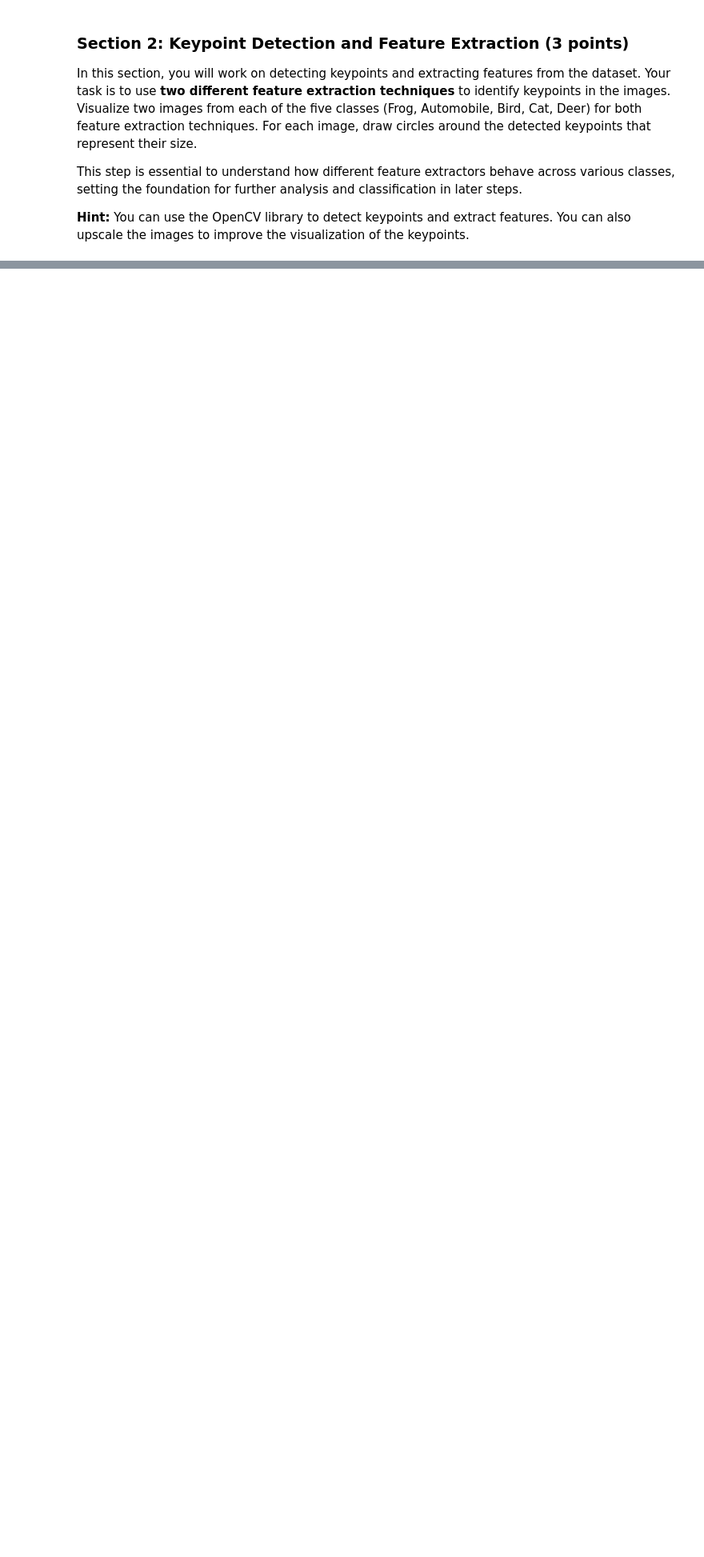
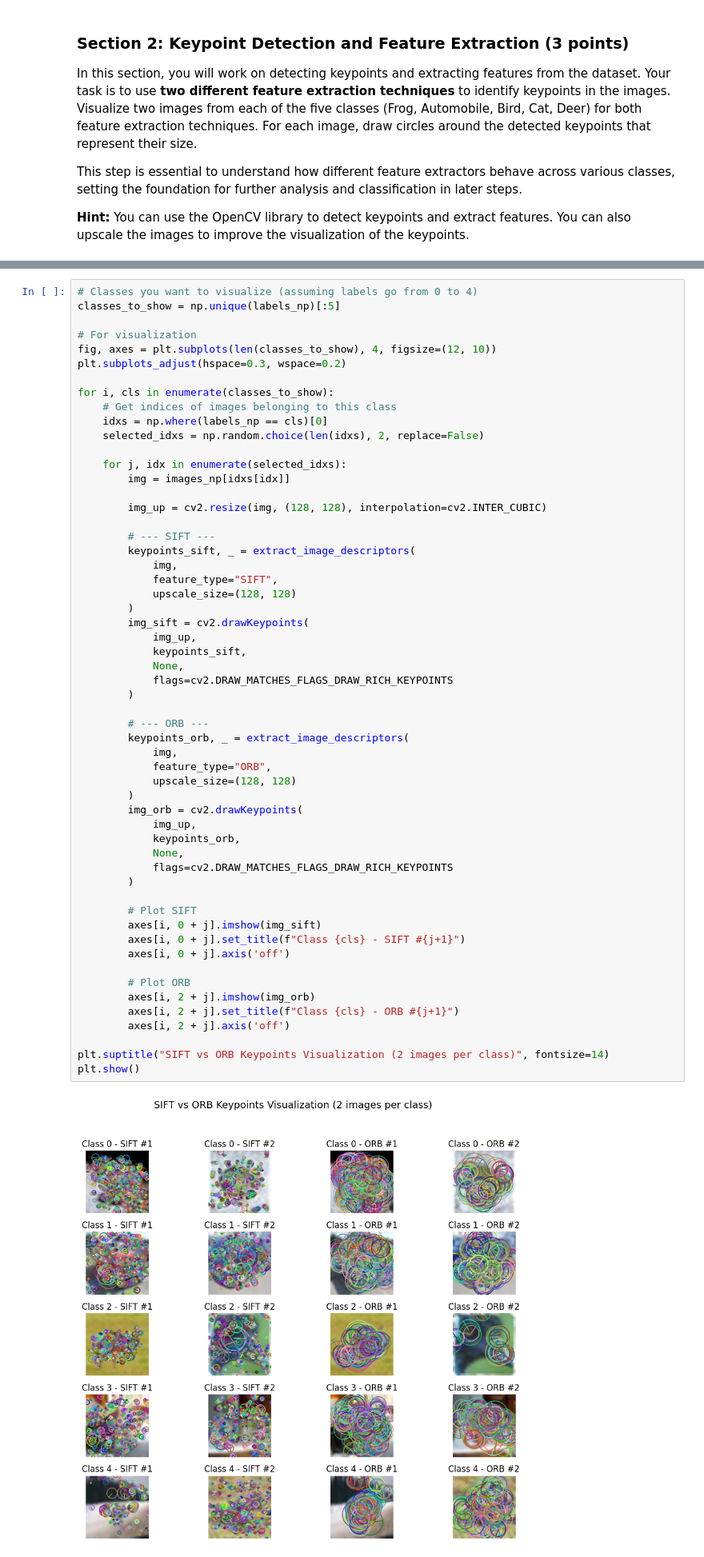
Before and after one commit to migueltmendes/Computer_vision_group66, a Jupyter notebook: cv1-final-lab-part-1-daoterog.ipynb, the cells around one changed output, grey strips where cells are left out. Shown at 80% size. Cells and saved outputs as stored; diff of their text form; blank space fills up the shorter version.

```diff
--- a/cv1-final-lab-part-1-daoterog.ipynb
+++ b/cv1-final-lab-part-1-daoterog.ipynb
@@ -285,3 +363,61 @@ plt.show()
+# %%
+# Classes you want to visualize (assuming labels go from 0 to 4)
+classes_to_show = np.unique(labels_np)[:5]
+
+# For visualization
+fig, axes = plt.subplots(len(classes_to_show), 4, figsize=(12, 10))
+plt.subplots_adjust(hspace=0.3, wspace=0.2)
+
+for i, cls in enumerate(classes_to_show):
+    # Get indices of images belonging to this class
+    idxs = np.where(labels_np == cls)[0]
+    selected_idxs = np.random.choice(len(idxs), 2, replace=False)
+
+    for j, idx in enumerate(selected_idxs):
+        img = images_np[idxs[idx]]
+
+        img_up = cv2.resize(img, (128, 128), interpolation=cv2.INTER_CUBIC)
+
+        # --- SIFT ---
+        keypoints_sift, _ = extract_image_descriptors(
+            img,
+            feature_type="SIFT",
+            upscale_size=(128, 128)
+        )
+        img_sift = cv2.drawKeypoints(
+            img_up,
+            keypoints_sift,
+            None,
+            flags=cv2.DRAW_MATCHES_FLAGS_DRAW_RICH_KEYPOINTS
+        )
+
+        # --- ORB ---
+        keypoints_orb, _ = extract_image_descriptors(
+            img,
+            feature_type="ORB",
+            upscale_size=(128, 128)
+        )
+        img_orb = cv2.drawKeypoints(
+            img_up,
+            keypoints_orb,
+            None,
+            flags=cv2.DRAW_MATCHES_FLAGS_DRAW_RICH_KEYPOINTS
+        )
+
+        # Plot SIFT
+        axes[i, 0 + j].imshow(img_sift)
+        axes[i, 0 + j].set_title(f"Class {cls} - SIFT #{j+1}")
+        axes[i, 0 + j].axis('off')
+
+        # Plot ORB
+        axes[i, 2 + j].imshow(img_orb)
+        axes[i, 2 + j].set_title(f"Class {cls} - ORB #{j+1}")
+        axes[i, 2 + j].axis('off')
+
+plt.suptitle("SIFT vs ORB Keypoints Visualization (2 images per class)", fontsize=14)
+plt.show()
+# %% [output]
+[figure, added]
 # %% [markdown]
 <a id="section-3"></a>
 ### **Section 3: Building the Visual Vocabulary (3 points)**
```
Also changed, not shown: parts of 11 cells of this notebook.
